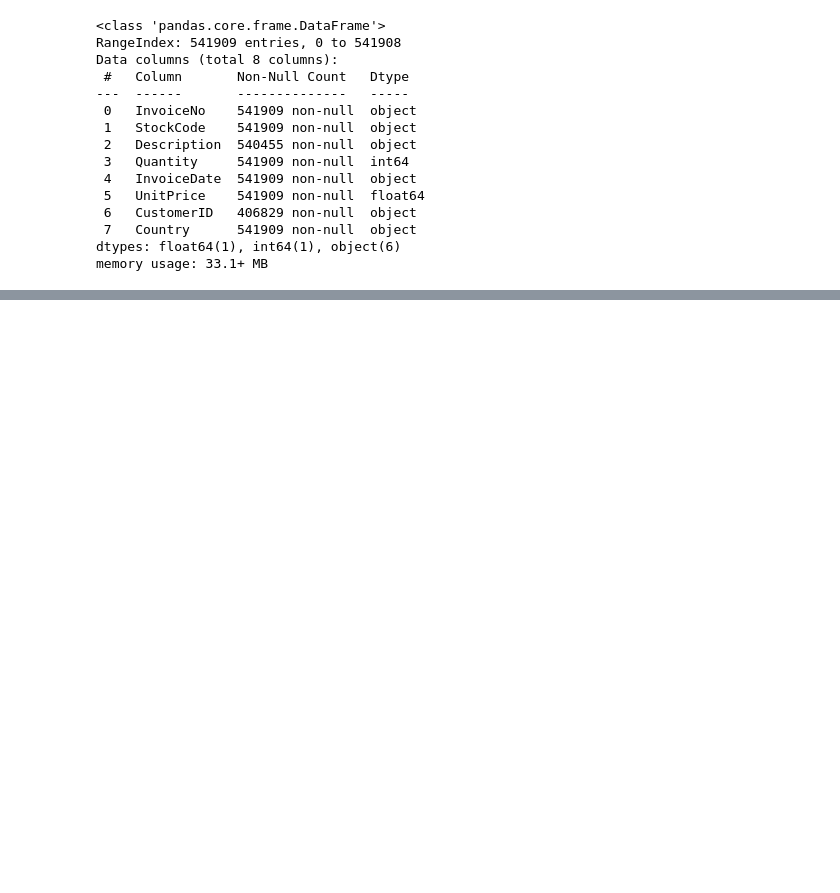
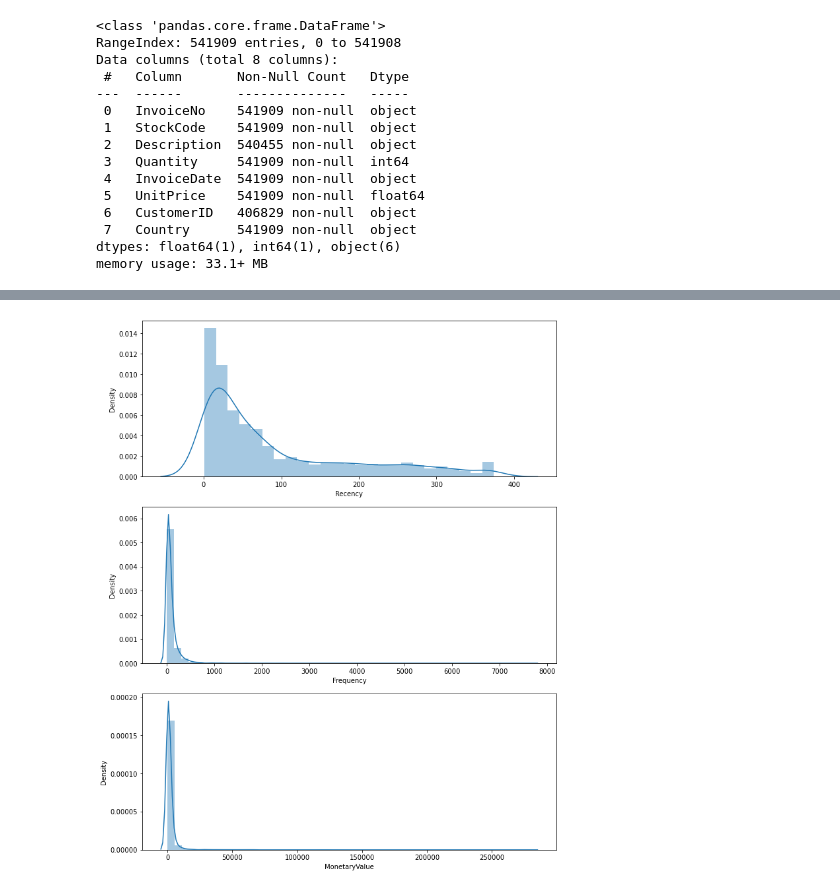
Before and after one commit to Nakarin225/Online_Retail_analysis, a Jupyter notebook: online_retail.ipynb, the cells around one changed output, grey strips where cells are left out. Saved outputs shown, nothing was run; the diff lists cells and outputs as text; code cells hidden in the pictures; blank space fills up the shorter version.

```diff
--- a/online_retail.ipynb
+++ b/online_retail.ipynb
@@ -75,0 +222,3 @@ df[df['Quantity'] < 0].sample(20)
+# %%
+snapshot_date = df['InvoiceDate'].max() + dt.timedelta(days=1)
+snapshot_date
@@ -75,0 +247,16 @@ df[df['Quantity'] < 0].sample(20)
+# %%
+#Building RFM segments
+r_labels =range(4,0,-1)
+f_labels=range(1,5)
+m_labels=range(1,5)
+r_quartiles = pd.qcut(rfm['Recency'], q=4, labels = r_labels)
+f_quartiles = pd.qcut(rfm['Frequency'],q=4, labels = f_labels)
+m_quartiles = pd.qcut(rfm['MonetaryValue'],q=4,labels = m_labels)
+rfm = rfm.assign(R=r_quartiles,F=f_quartiles,M=m_quartiles)
+
+# Build RFM Segment and RFM Score
+def add_rfm(x) : return str(x['R']) + str(x['F']) + str(x['M'])
+rfm['RFM_Segment'] = rfm.apply(add_rfm,axis=1 )
+rfm['RFM_Score'] = rfm[['R','F','M']].sum(axis=1)
+
+rfm.head()
@@ -75,0 +330,13 @@ df[df['Quantity'] < 0].sample(20)
+# %%
+def segments(df):
+    if df['RFM_Score'] > 9 :
+        return 'Gold'
+    elif (df['RFM_Score'] > 5) and (df['RFM_Score'] <= 9 ):
+        return 'Sliver'
+    else:
+        return 'Bronze'
+
+rfm['General_Segment'] = rfm.apply(segments,axis=1)
+
+rfm.groupby('General_Segment').agg({'Recency':'mean','Frequency':'mean',
+                                    'MonetaryValue':['mean','count']}).round(1)
@@ -75,0 +370,11 @@ df[df['Quantity'] < 0].sample(20)
+# %%
+# plot the distribution of RFM values
+f,ax = plt.subplots(figsize=(10, 12))
+plt.subplot(3, 1, 1); sns.distplot(rfm.Recency, label = 'Recency')
+plt.subplot(3, 1, 2); sns.distplot(rfm.Frequency, label = 'Frequency')
+plt.subplot(3, 1, 3); sns.distplot(rfm.MonetaryValue, label = 'Monetary Value')
+plt.style.use('fivethirtyeight')
+plt.tight_layout()
+plt.show()
+# %% [output]
+[figure, added]
```
Also changed, not shown: parts of 47 cells of this notebook.
